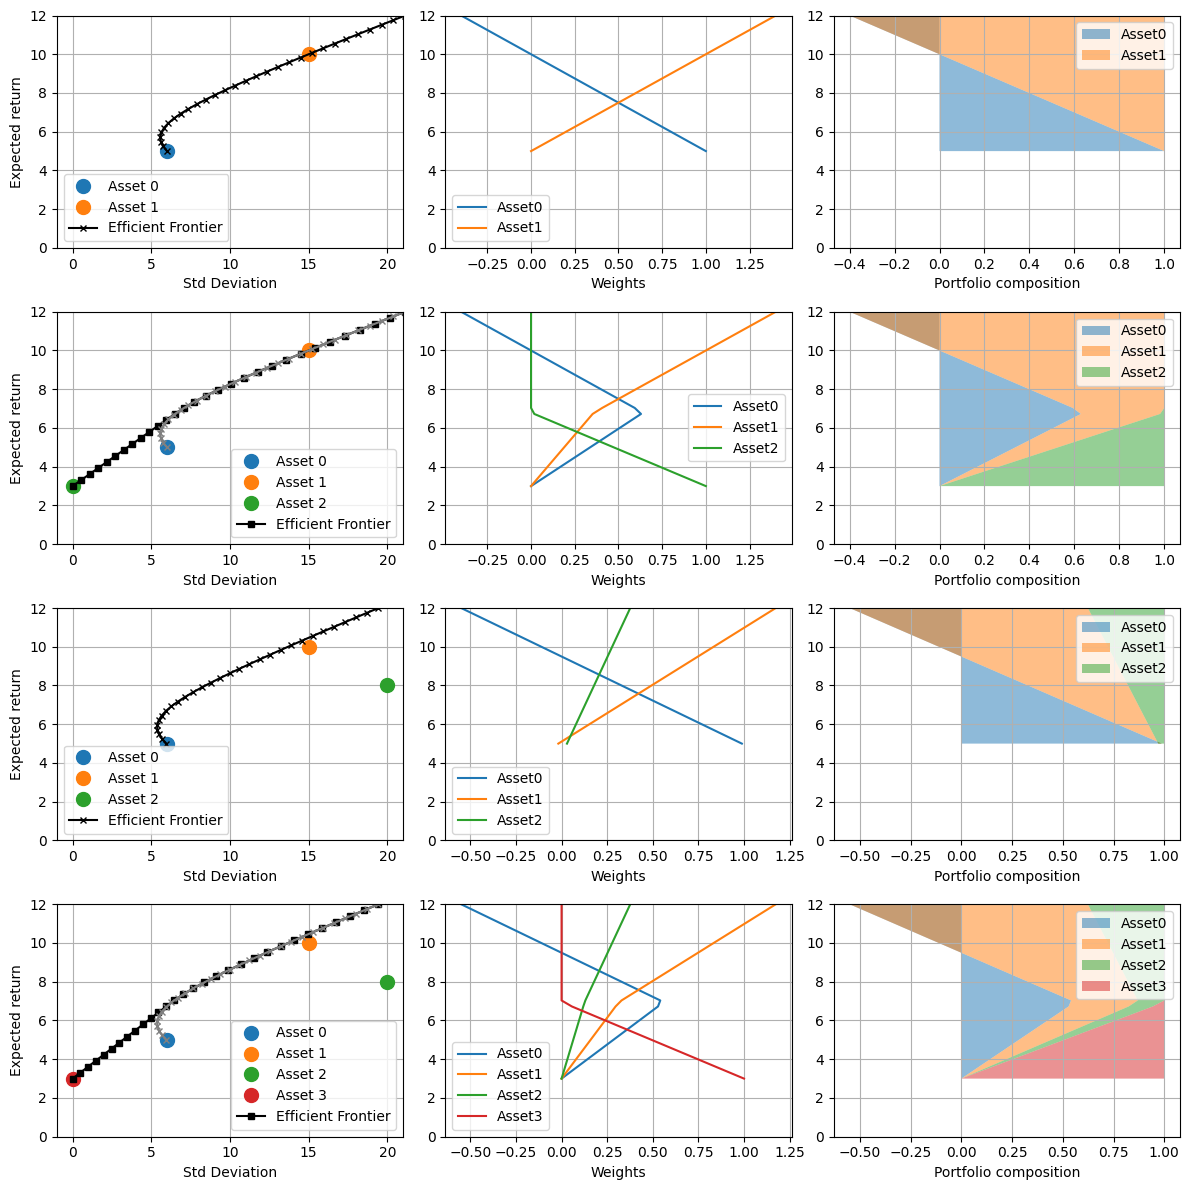
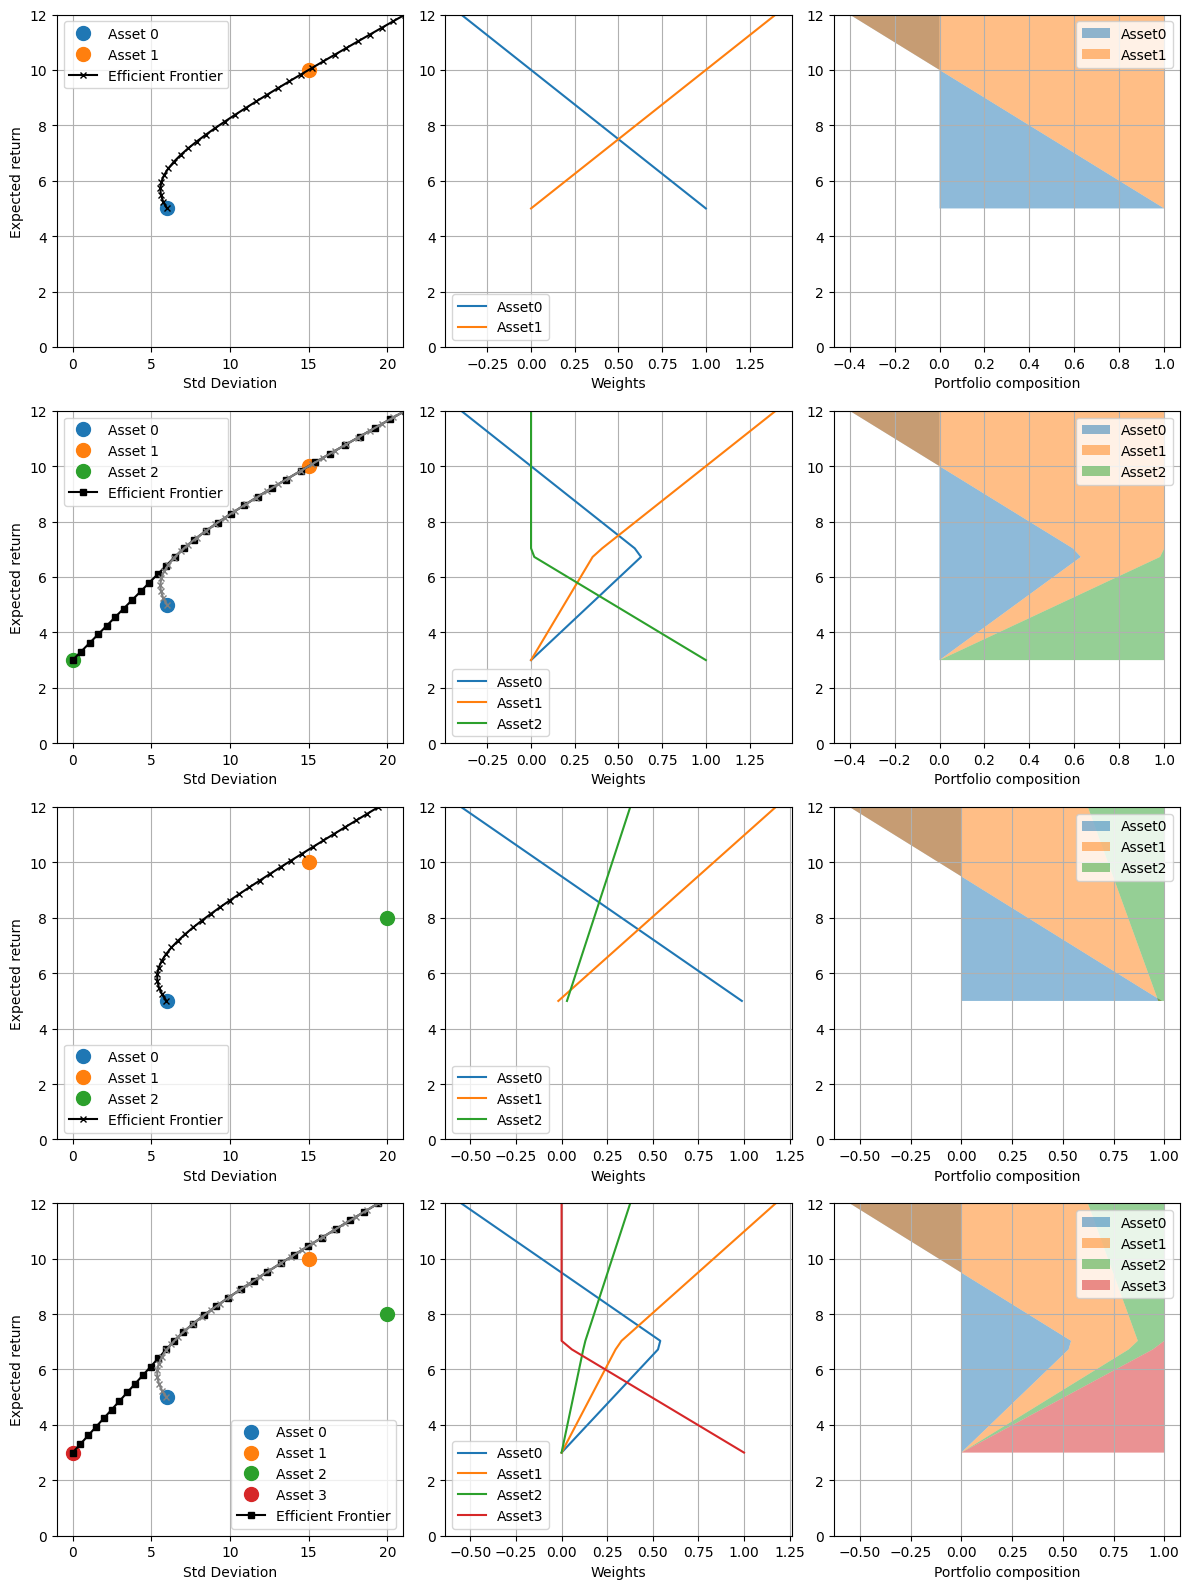
The notebook cell's code change between the first figure and the second:
--- before
+++ after
@@ -1,4 +1,4 @@
 #> Initialize plot
-fig, ax = plt.subplots(len(ptfs), 3, figsize=(12, 12))
+fig, ax = plt.subplots(len(ptfs), 3, figsize=(12, 16))
 
 nptf = 0

Commit: Update documentation